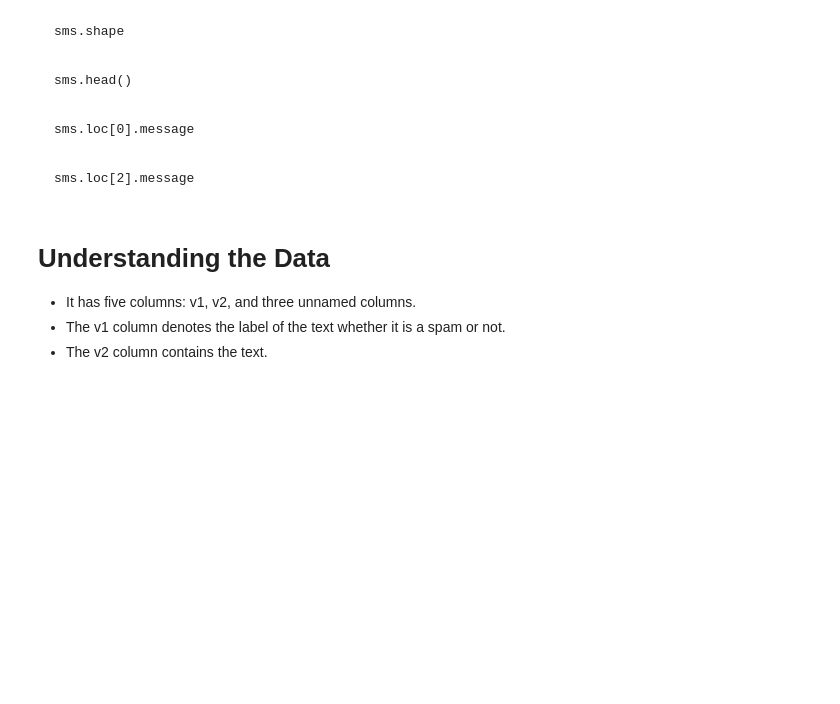
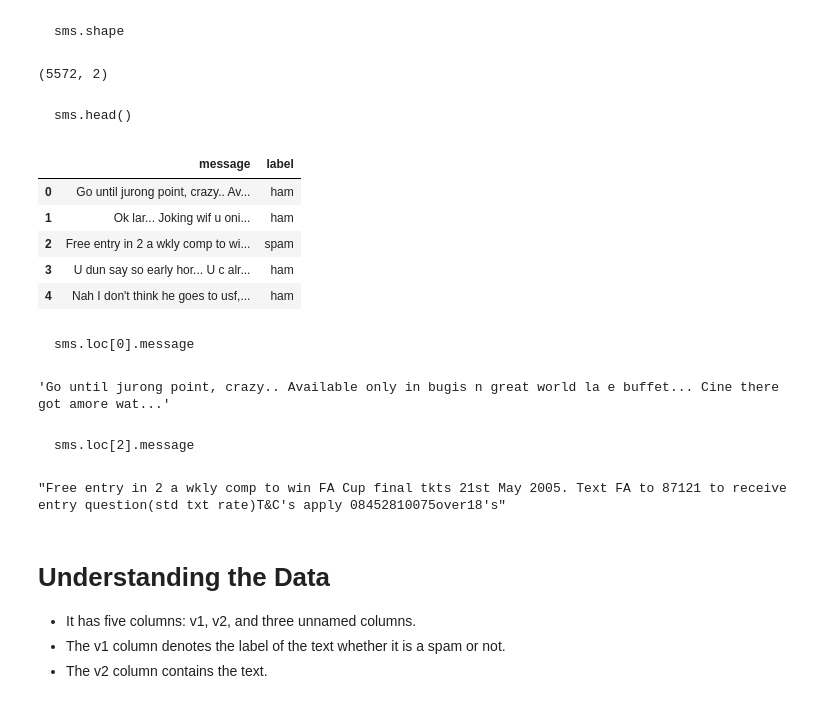
Before and after one commit to dornercr/INFO371, a Jupyter notebook: INFO371_week6_7_Text_Representation_allMarkdown.ipynb, the cells around one changed output. Drawn from its saved outputs; the diff is of its cells as text; code cells hidden in the pictures; blank space fills up the shorter version.

````diff
--- a/INFO371_week6_7_Text_Representation_allMarkdown.ipynb
+++ b/INFO371_week6_7_Text_Representation_allMarkdown.ipynb
@@ -40,18 +69,39 @@ sms.columns = ["message", "label"]
 ```
 sms.shape
 ```
+# %%
+sms.shape
+# %% [output]
+(5572, 2)
 # %% [markdown]
 ```
 sms.head()
 ```
+# %%
+sms.head()
+# %% [output]
+|  | message | label |
+| 0 | Go until jurong point, crazy.. Av... | ham |
+| 1 | Ok lar... Joking wif u oni... | ham |
+| 2 | Free entry in 2 a wkly comp to wi... | spam |
+| 3 | U dun say so early hor... U c alr... | ham |
+| 4 | Nah I don't think he goes to usf,... | ham |
 # %% [markdown]
 ```
 sms.loc[0].message
 ```
+# %%
+sms.loc[0].message
+# %% [output]
+'Go until jurong point, crazy.. Available only in bugis n great world la e buffet... Cine there got amore wat...'
 # %% [markdown]
 ```
 sms.loc[2].message
 ```
+# %%
+sms.loc[2].message
+# %% [output]
+"Free entry in 2 a wkly comp to win FA Cup final tkts 21st May 2005. Text FA to 87121 to receive entry question(std txt rate)T&C's apply 08452810075over18's"
 # %% [markdown]
 # Understanding the Data
 - It has five columns: v1, v2, and three unnamed columns.
````
Also changed, not shown: parts of 19 cells of this notebook.
